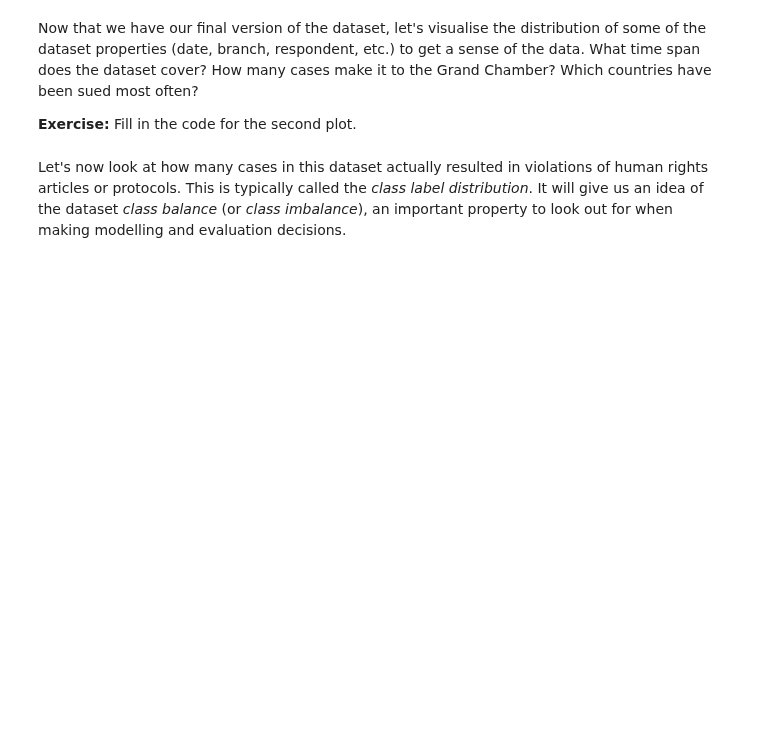
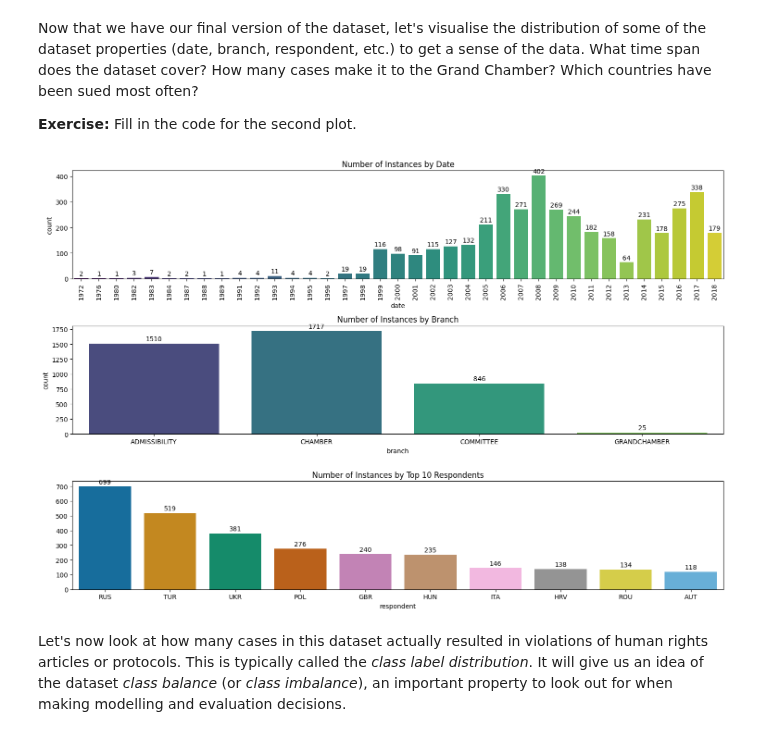
Before and after one commit to raliaskarov/tutorial_eth_ais_roman, a Jupyter notebook: projects/project2/CAS_project2_1_preparation.ipynb, the cells around one changed output. Saved outputs shown, nothing was run; the diff lists cells and outputs as text; code cells hidden in the pictures; blank space fills up the shorter version.

```diff
--- a/projects/project2/CAS_project2_1_preparation.ipynb
+++ b/projects/project2/CAS_project2_1_preparation.ipynb
@@ -86,7 +119,7 @@ full_data.columns
 
 ***Set a threshold by inspecting how many data points it tosses out and how balanced the sizes of the different partitions are (see the next four code cells). The threshold should be smaller than 2048, but greater than or equal to 300.***
 # %%
-THRESHOLD = ... # fill this line
+THRESHOLD = 1024
 # %% [markdown]
 We chose threshold = 1024 that we have texts that are long enough but also not too long.
 # %% [markdown]
@@ -152,27 +196,33 @@ Now that we have our final version of the dataset, let's visualise the distribut
 # %%
 import seaborn as sns
 
 plt.figure(figsize=(15, 10))
 
 # Plot number of instances per date
 plt.subplot(3, 1, 1)
-sns.countplot(x='date', data=data, palette='viridis')
+ax1 = sns.countplot(x='date', data=data, palette='viridis')
 plt.xticks(rotation=90)  # Rotate x-axis labels
 plt.title('Number of Instances by Date')
 
 # Plot number of instances per branch
 plt.subplot(3, 1, 2)
-... # fill in this line
+ax2 = sns.countplot(x='branch', data=data, palette='viridis')
 plt.title('Number of Instances by Branch')
 
 # Plot number of instances per top 10 respondents
 plt.subplot(3, 1, 3)
 top_respondents = data['respondent'].value_counts().nlargest(10)
-sns.barplot(x=top_respondents.index, y=top_respondents.values, palette='colorblind')
+ax3 = sns.barplot(x=top_respondents.index, y=top_respondents.values, palette='colorblind')
 plt.title('Number of Instances by Top 10 Respondents')
 
+# add labels
+for ax in [ax1, ax2, ax3]:
+    for container in ax.containers:
+        ax.bar_label(container, fmt='%d', label_type='edge', padding=2)
 plt.tight_layout()
 plt.show()
+# %% [output]
+[figure, added]
 # %% [markdown]
 Let's now look at how many cases in this dataset actually resulted in violations of human rights articles or protocols. This is typically called the *class label distribution*. It will give us an idea of the dataset *class balance* (or *class imbalance*), an important property to look out for when making modelling and evaluation decisions.
 # %%
```
Also changed, not shown: parts of 12 cells of this notebook, 1 other file.
